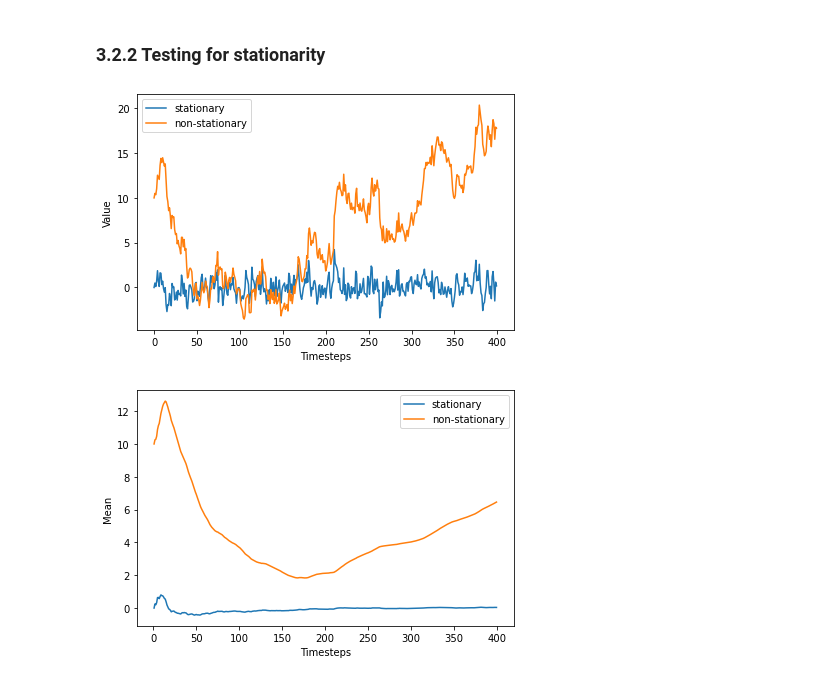
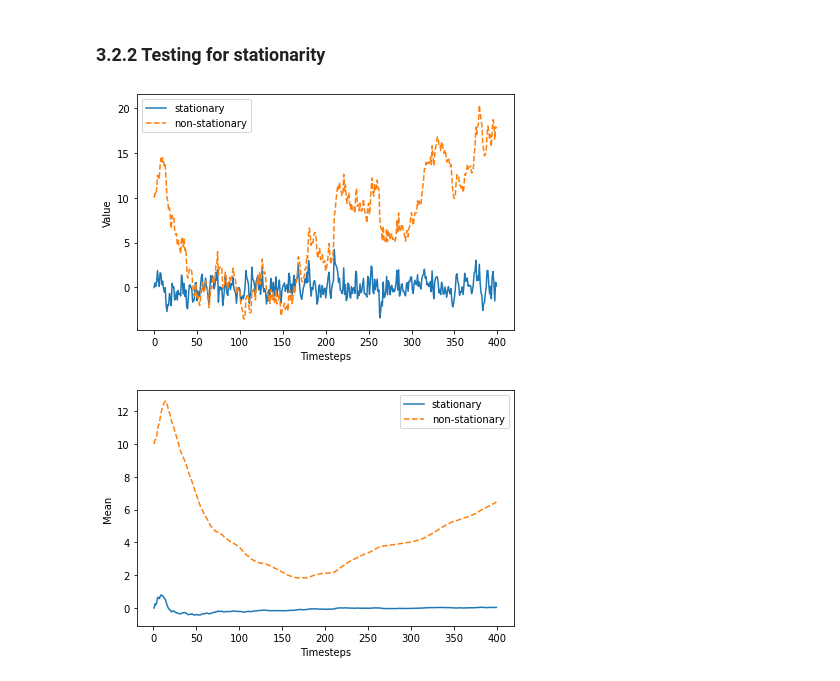
Before and after one commit to marcopeix/TimeSeriesForecastingInPython, a Jupyter notebook: CH03/CH03.ipynb, the cells around one changed output. Drawn from its saved outputs; the diff is of its cells as text; code cells hidden in the pictures.

Commit message:
Update figures for CH03

```diff
--- a/CH03/CH03.ipynb
+++ b/CH03/CH03.ipynb
@@ -86,16 +86,16 @@ non_stationary = simulate_process(False)
 # %%
 fig, ax = plt.subplots()
 
 ax.plot(stationary, linestyle='-', label='stationary')
-ax.plot(non_stationary, linestyle='-', label='non-stationary')
+ax.plot(non_stationary, linestyle='--', label='non-stationary')
 ax.set_xlabel('Timesteps')
 ax.set_ylabel('Value')
 ax.legend(loc=2)
 
 plt.tight_layout()
 plt.savefig('figures/CH03_F06_peixeiro.png', dpi=300)
 # %% [output]
-[figure, old version]
+[figure, new version]
 # %%
 def mean_over_time(process: np.array) -> np.array:
     mean_func = []
```
Also changed, not shown: parts of 2 cells of this notebook.
